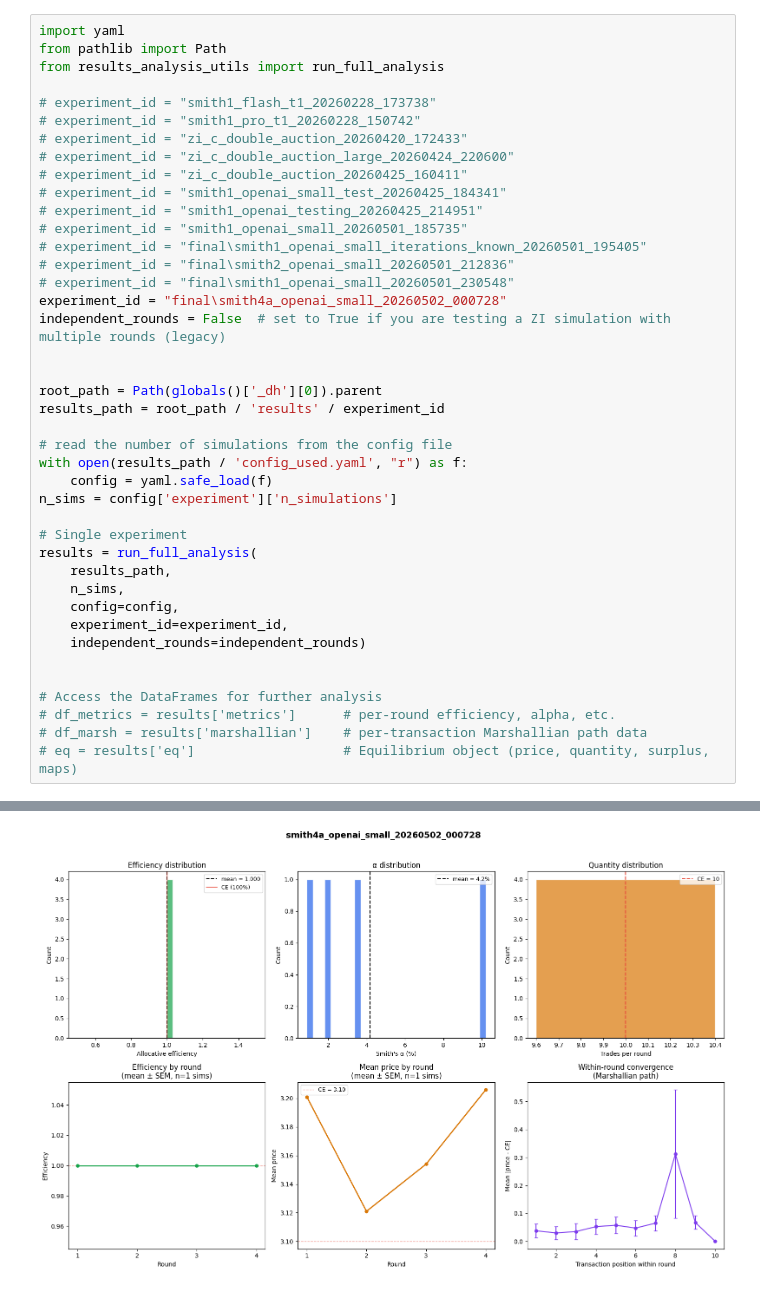
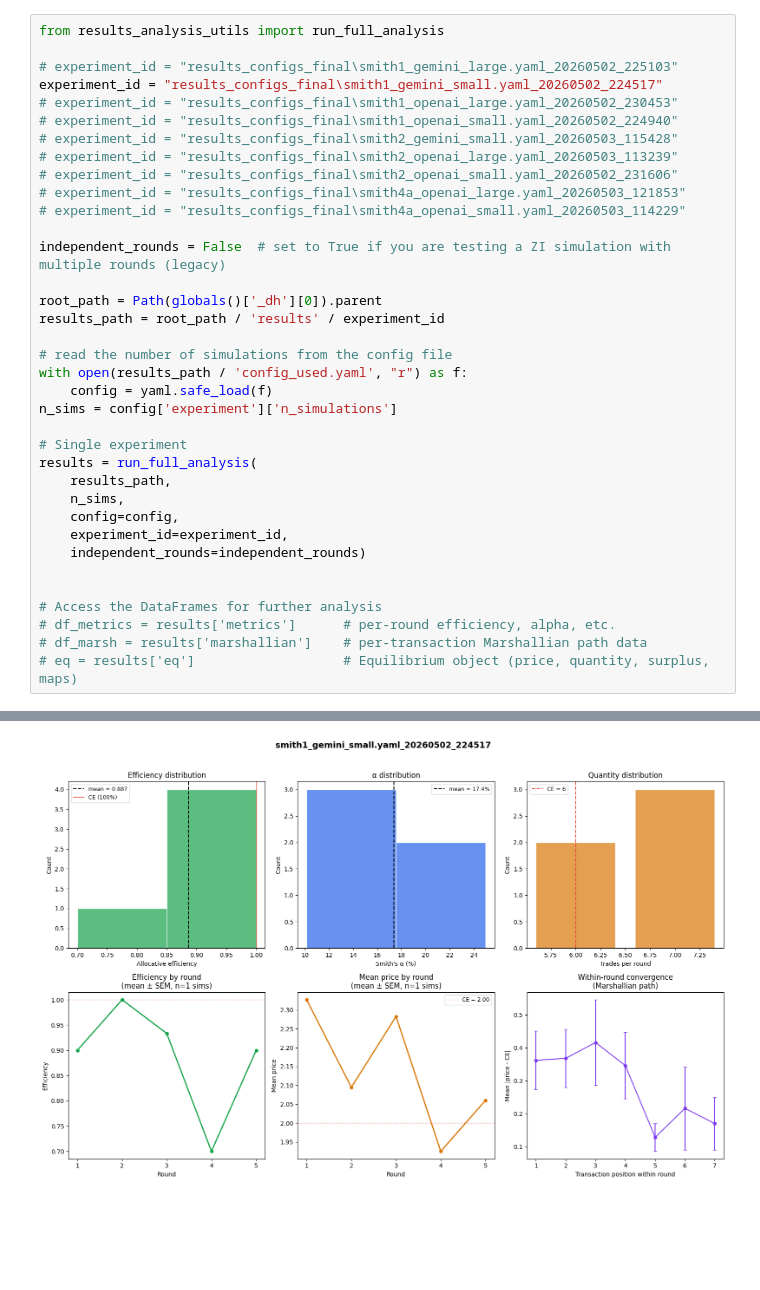
Before and after one commit to jswistak/competitive-market-simulation, a Jupyter notebook: notebooks/results_analysis_single_new.ipynb, the cells around one changed output, grey strips where cells are left out. Drawn from its saved outputs; the diff is of its cells as text; blank space fills up the shorter version.

Commit message:
new experiments paths

```diff
--- a/notebooks/results_analysis_single_new.ipynb
+++ b/notebooks/results_analysis_single_new.ipynb
@@ -1,22 +10,17 @@
 # %%
-import yaml
-from pathlib import Path
 from results_analysis_utils import run_full_analysis
 
-# experiment_id = "smith1_flash_t1_20260228_173738"
-# experiment_id = "smith1_pro_t1_20260228_150742"
-# experiment_id = "zi_c_double_auction_20260420_172433"
-# experiment_id = "zi_c_double_auction_large_20260424_220600"
-# experiment_id = "zi_c_double_auction_20260425_160411"
-# experiment_id = "smith1_openai_small_test_20260425_184341"
-# experiment_id = "smith1_openai_testing_20260425_214951"
-# experiment_id = "smith1_openai_small_20260501_185735"
-# experiment_id = "final\smith1_openai_small_iterations_known_20260501_195405"
-# experiment_id = "final\smith2_openai_small_20260501_212836"
-# experiment_id = "final\smith1_openai_small_20260501_230548"
-experiment_id = "final\smith4a_openai_small_20260502_000728"
+# experiment_id = "results_configs_final\smith1_gemini_large.yaml_20260502_225103"
+experiment_id = "results_configs_final\smith1_gemini_small.yaml_20260502_224517"
+# experiment_id = "results_configs_final\smith1_openai_large.yaml_20260502_230453"
+# experiment_id = "results_configs_final\smith1_openai_small.yaml_20260502_224940"
+# experiment_id = "results_configs_final\smith2_gemini_small.yaml_20260503_115428"
+# experiment_id = "results_configs_final\smith2_openai_large.yaml_20260503_113239"
+# experiment_id = "results_configs_final\smith2_openai_small.yaml_20260502_231606"
+# experiment_id = "results_configs_final\smith4a_openai_large.yaml_20260503_121853"
+# experiment_id = "results_configs_final\smith4a_openai_small.yaml_20260503_114229"
+
 independent_rounds = False  # set to True if you are testing a ZI simulation with multiple rounds (legacy)
-
 
 root_path = Path(globals()['_dh'][0]).parent
 results_path = root_path / 'results' / experiment_id
@@ -74,2 +78,2 @@ ALLOCATIVE EFFICIENCY (1 simulations × 4 rounds = 4 observations)
   Weak/no Marshallian path
-[figure, old version]
+[figure, new version]
```
Also changed, not shown: parts of 2 cells of this notebook.
